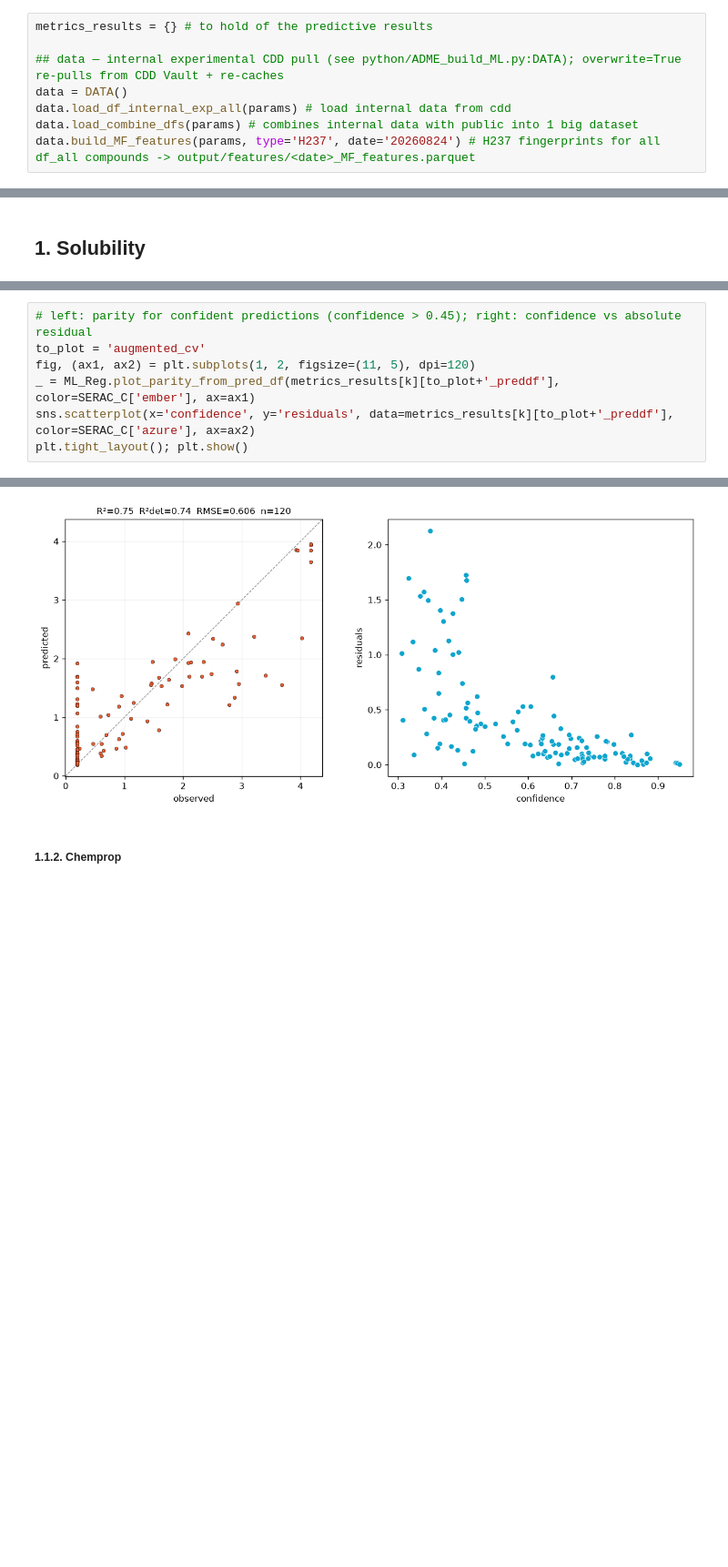
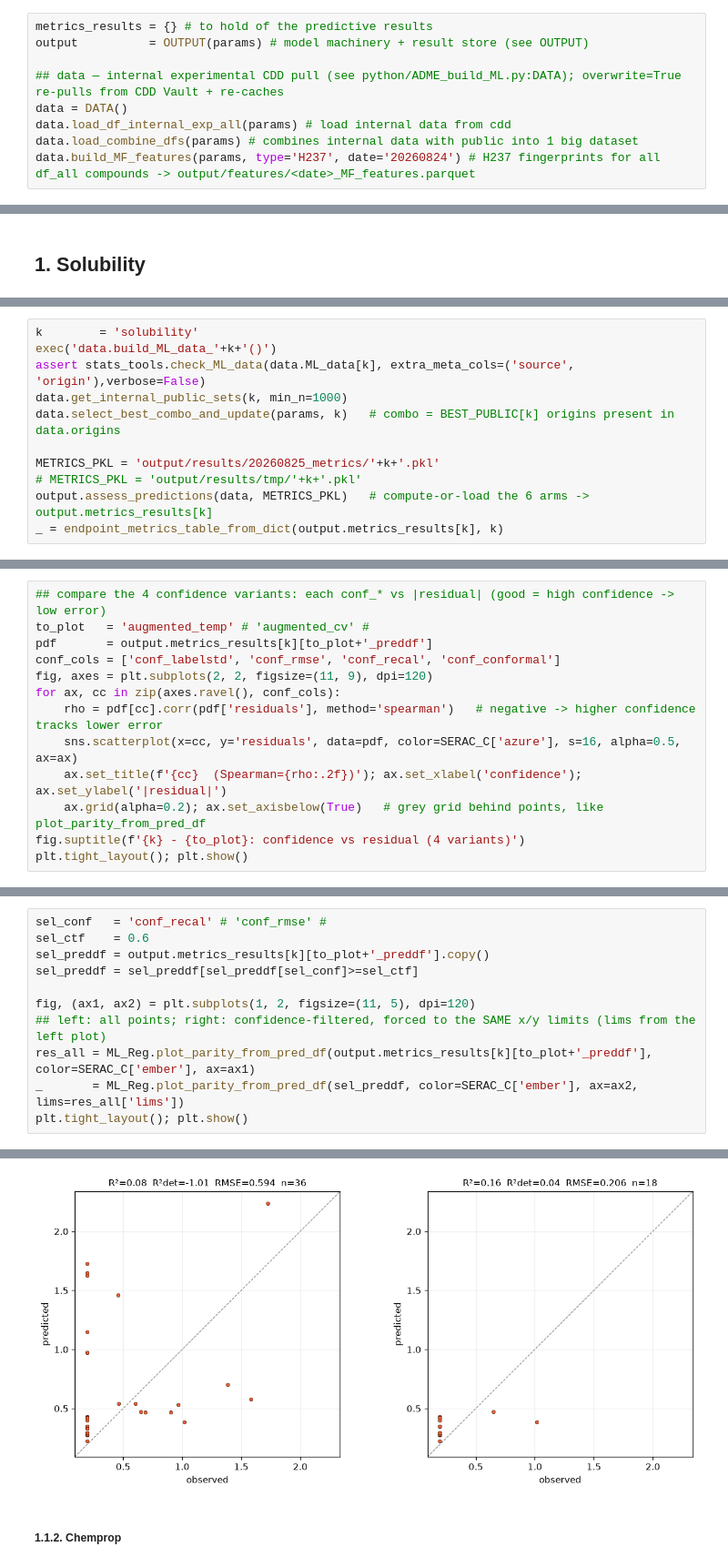
Before and after one commit to gtamo39/ADME_ML, a Jupyter notebook: vignettes/Multitask_adme_preds.ipynb, the cells around one changed output, grey strips where cells are left out. Shown at 91% size. Saved outputs shown, nothing was run; the diff lists cells and outputs as text; blank space fills up the shorter version.

Commit message:
all RF endpoints predicted, confidence established, H237 RF models depoyed

```diff
--- a/vignettes/Multitask_adme_preds.ipynb
+++ b/vignettes/Multitask_adme_preds.ipynb
@@ -214,6 +214,7 @@ model = RandomForestRegressor(**cfg['champion'], n_jobs=cfg['n_jobs'], random_st
 ## 0. Imports and data formatting
 # %%
 metrics_results = {} # to hold of the predictive results
+output          = OUTPUT(params) # model machinery + result store (see OUTPUT)
 
 ## data — internal experimental CDD pull (see python/ADME_build_ML.py:DATA); overwrite=True re-pulls from CDD Vault + re-caches
 data = DATA()
@@ -300,0 +259,11 @@ solubility — regression + classification @ cutoff 10 (sign >=) · best/worst p
+# %%
+k        = 'solubility'
+exec('data.build_ML_data_'+k+'()')
+assert stats_tools.check_ML_data(data.ML_data[k], extra_meta_cols=('source', 'origin'),verbose=False)
+data.get_internal_public_sets(k, min_n=1000)
+data.select_best_combo_and_update(params, k)   # combo = BEST_PUBLIC[k] origins present in data.origins
+
+METRICS_PKL = 'output/results/20260825_metrics/'+k+'.pkl'
+# METRICS_PKL = 'output/results/tmp/'+k+'.pkl'
+output.assess_predictions(data, METRICS_PKL)   # compute-or-load the 6 arms -> output.metrics_results[k]
+_ = endpoint_metrics_table_from_dict(output.metrics_results[k], k)
@@ -300,0 +282,13 @@ solubility — regression + classification @ cutoff 10 (sign >=) · best/worst p
+# %%
+## compare the 4 confidence variants: each conf_* vs |residual| (good = high confidence -> low error)
+to_plot   = 'augmented_temp' # 'augmented_cv' #
+pdf       = output.metrics_results[k][to_plot+'_preddf']
+conf_cols = ['conf_labelstd', 'conf_rmse', 'conf_recal', 'conf_conformal']
+fig, axes = plt.subplots(2, 2, figsize=(11, 9), dpi=120)
+for ax, cc in zip(axes.ravel(), conf_cols):
+    rho = pdf[cc].corr(pdf['residuals'], method='spearman')   # negative -> higher confidence tracks lower error
+    sns.scatterplot(x=cc, y='residuals', data=pdf, color=SERAC_C['azure'], s=16, alpha=0.5, ax=ax)
+    ax.set_title(f'{cc}  (Spearman={rho:.2f})'); ax.set_xlabel('confidence'); ax.set_ylabel('|residual|')
+    ax.grid(alpha=0.2); ax.set_axisbelow(True)   # grey grid behind points, like plot_parity_from_pred_df
+fig.suptitle(f'{k} - {to_plot}: confidence vs residual (4 variants)')
+plt.tight_layout(); plt.show()
@@ -301,8 +297,12 @@ solubility — regression + classification @ cutoff 10 (sign >=) · best/worst p
 # %%
-# left: parity for confident predictions (confidence > 0.45); right: confidence vs absolute residual
-to_plot = 'augmented_cv'
+sel_conf   = 'conf_recal' # 'conf_rmse' #
+sel_ctf    = 0.6
+sel_preddf = output.metrics_results[k][to_plot+'_preddf'].copy()
+sel_preddf = sel_preddf[sel_preddf[sel_conf]>=sel_ctf]
+
 fig, (ax1, ax2) = plt.subplots(1, 2, figsize=(11, 5), dpi=120)
-_ = ML_Reg.plot_parity_from_pred_df(metrics_results[k][to_plot+'_preddf'], color=SERAC_C['ember'], ax=ax1)
-sns.scatterplot(x='confidence', y='residuals', data=metrics_results[k][to_plot+'_preddf'], color=SERAC_C['azure'], ax=ax2)
+## left: all points; right: confidence-filtered, forced to the SAME x/y limits (lims from the left plot)
+res_all = ML_Reg.plot_parity_from_pred_df(output.metrics_results[k][to_plot+'_preddf'], color=SERAC_C['ember'], ax=ax1)
+_       = ML_Reg.plot_parity_from_pred_df(sel_preddf, color=SERAC_C['ember'], ax=ax2, lims=res_all['lims'])
 plt.tight_layout(); plt.show()
 # %% [output]
@@ -311,4 +313,4 @@ plt.tight_layout(); plt.show()
-[figure, old version]
+[figure, new version]
 # %% [markdown]
 ##### 1.1.2. Chemprop
 # %%
```
Also changed, not shown: parts of 42 cells of this notebook, 9 other files.
